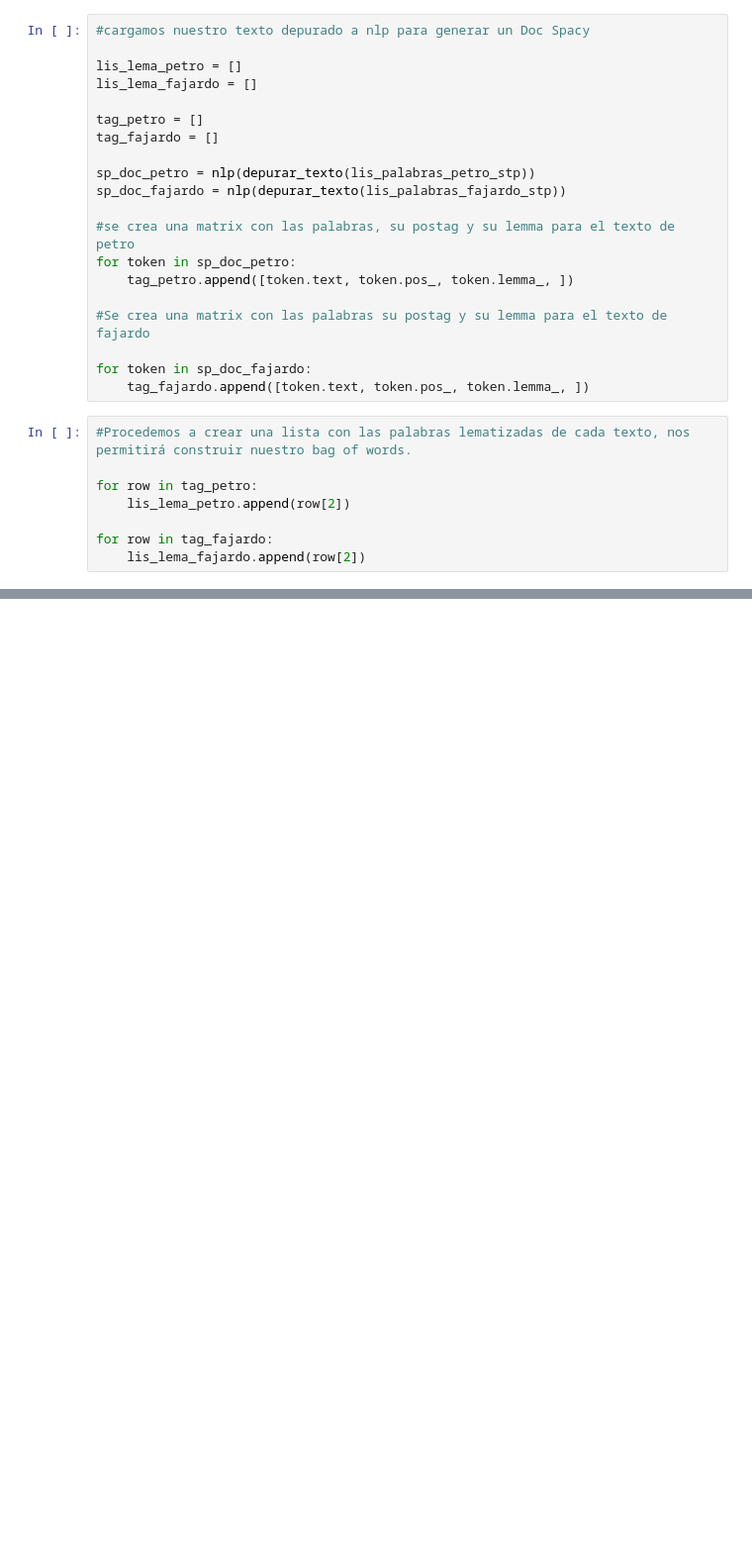
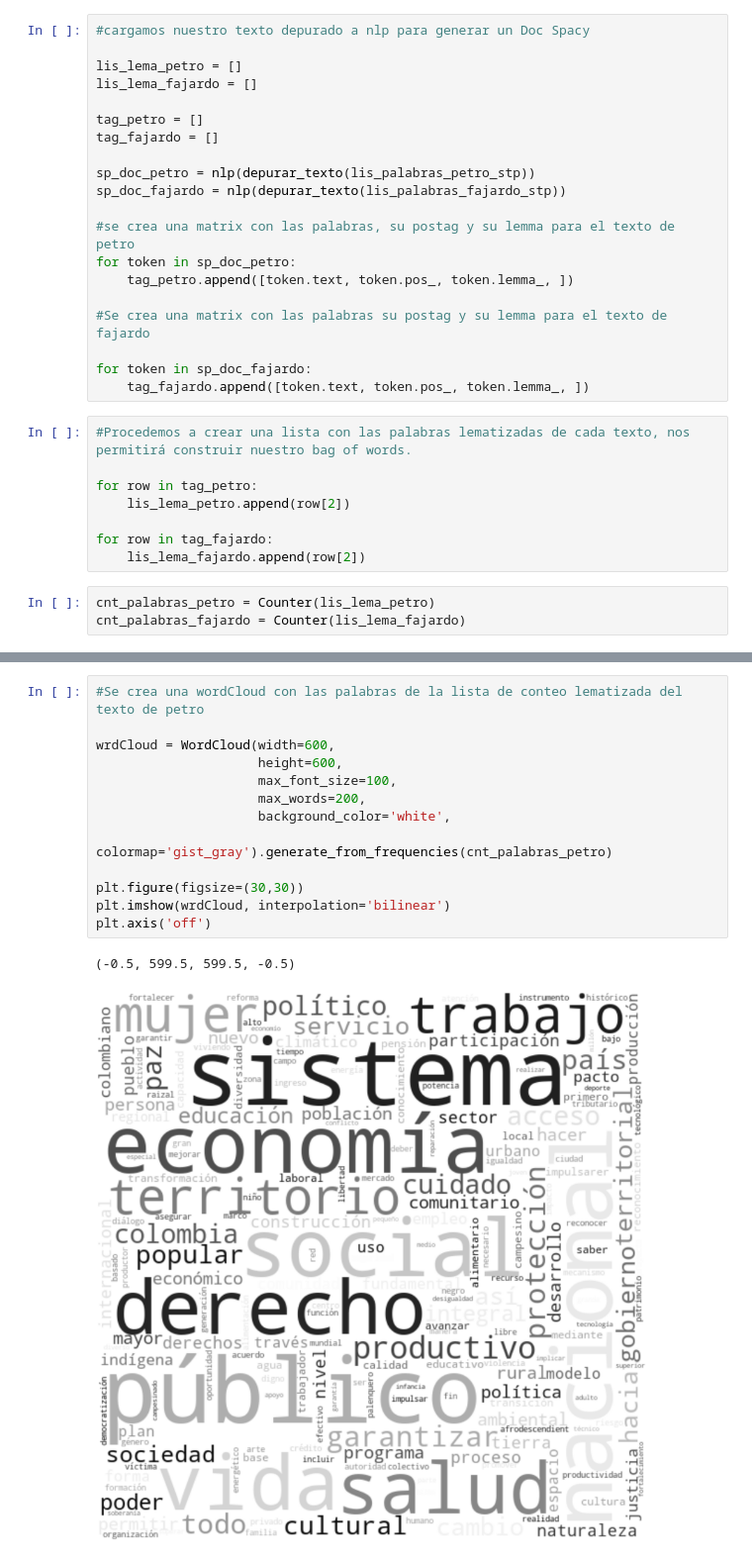
Before and after one commit to fredericksalazar/textAnalysis-ColombianElections, a Jupyter notebook: text_analysis.ipynb, the cells around one changed output, grey strips where cells are left out. Shown at 99% size. Drawn from its saved outputs; the diff is of its cells as text; blank space fills up the shorter version.

Commit message:
Se agregan wordclouds para cada texto.

```diff
--- a/text_analysis.ipynb
+++ b/text_analysis.ipynb
@@ -313,3 +310,6 @@ for row in tag_petro:
 
 for row in tag_fajardo:
     lis_lema_fajardo.append(row[2])
+# %%
+cnt_palabras_petro = Counter(lis_lema_petro)
+cnt_palabras_fajardo = Counter(lis_lema_fajardo)
@@ -315,0 +419,16 @@ for row in tag_fajardo:
+# %%
+#Se crea una wordCloud con las palabras de la lista de conteo lematizada del texto de petro
+
+wrdCloud = WordCloud(width=600,
+                     height=600,
+                     max_font_size=100,
+                     max_words=200,
+                     background_color='white',
+                     colormap='gist_gray').generate_from_frequencies(cnt_palabras_petro)
+
+plt.figure(figsize=(30,30))
+plt.imshow(wrdCloud, interpolation='bilinear')
+plt.axis('off')
+# %% [output]
+(-0.5, 599.5, 599.5, -0.5)
+[figure, added]
```
Also changed, not shown: parts of 11 cells of this notebook, 3 other files.
